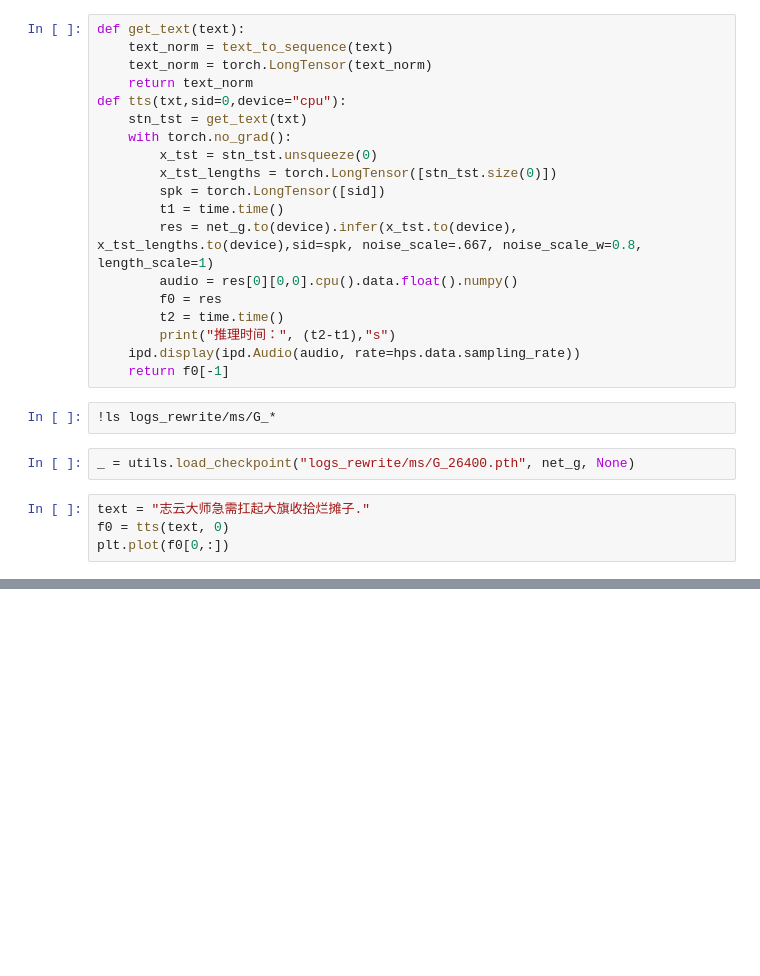
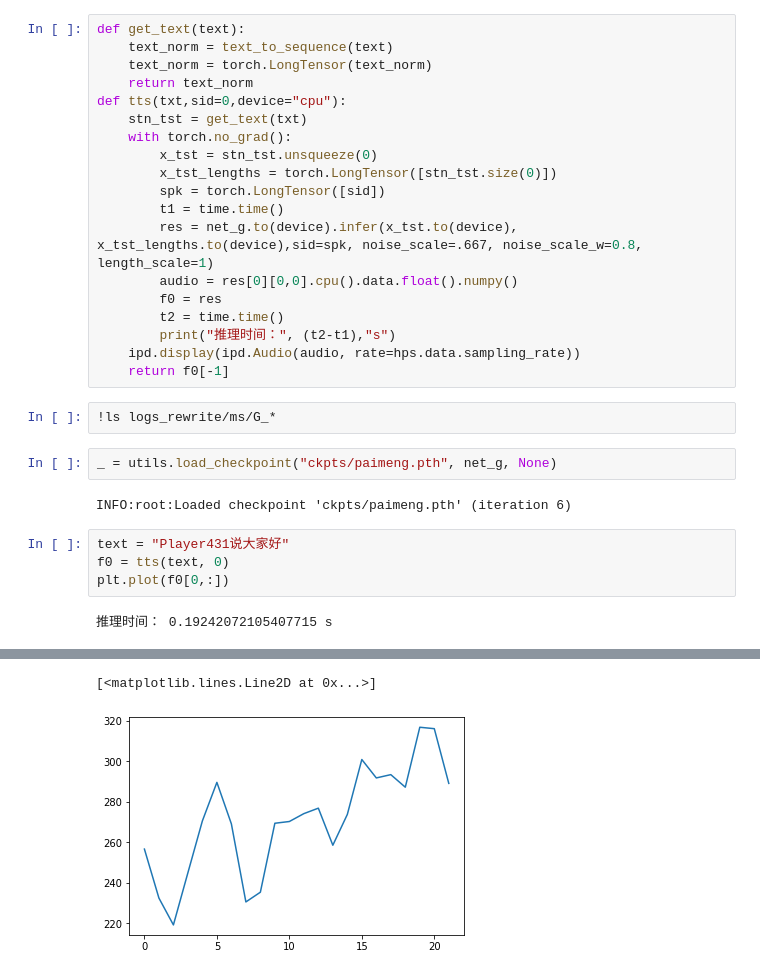
Before and after one commit to innnky/vispeech, a Jupyter notebook: inference.ipynb, the cells around one changed output, grey strips where cells are left out. Drawn from its saved outputs; the diff is of its cells as text; blank space fills up the shorter version.

```diff
--- a/inference.ipynb
+++ b/inference.ipynb
@@ -39,8 +39,12 @@ def tts(txt,sid=0,device="cpu"):
 # %%
 !ls logs_rewrite/ms/G_*
 # %%
-_ = utils.load_checkpoint("logs_rewrite/ms/G_26400.pth", net_g, None)
+_ = utils.load_checkpoint("ckpts/paimeng.pth", net_g, None)
+# %% [output]
+INFO:root:Loaded checkpoint 'ckpts/paimeng.pth' (iteration 6)
 # %%
-text = "志云大师急需扛起大旗收拾烂摊子."
+text = "Player431说大家好"
 f0 = tts(text, 0)
 plt.plot(f0[0,:])
+# %% [output]
+推理时间： 0.19242072105407715 s
@@ -46,0 +52,2 @@ plt.plot(f0[0,:])
+[<matplotlib.lines.Line2D at 0x...>]
+[figure, added]
```
Also changed, not shown: parts of 1 cell of this notebook, 5 other files.
